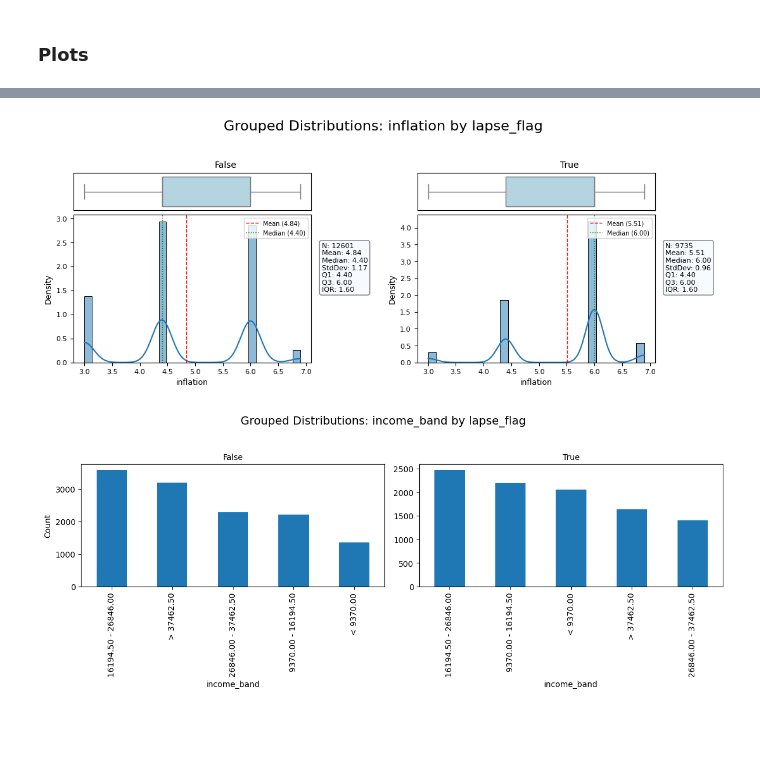
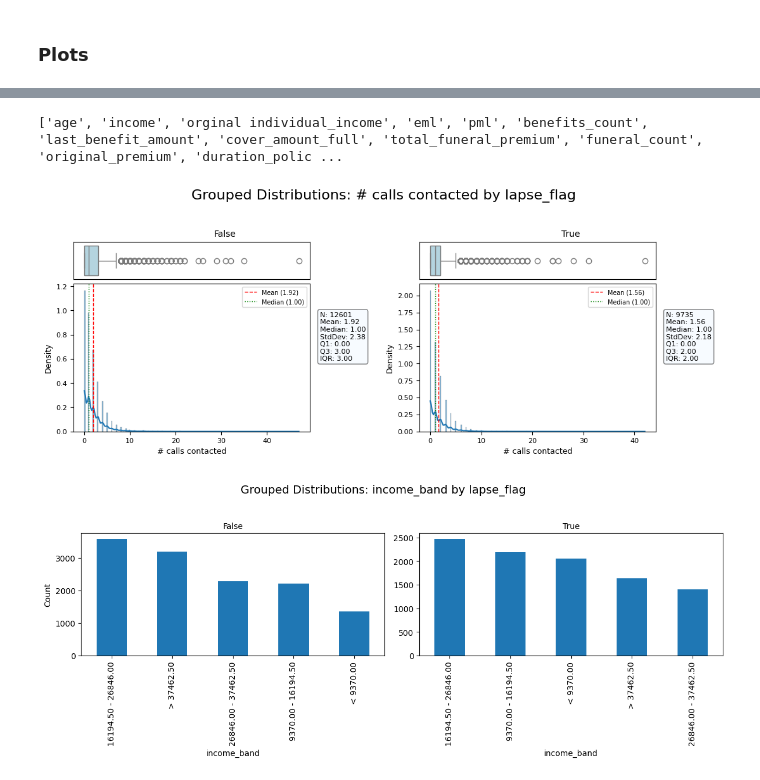
Before and after one commit to Christine-H-code/LapseRate_modeling, a Jupyter notebook: EDA.ipynb, the cells around one changed output, grey strips where cells are left out. Drawn from its saved outputs; the diff is of its cells as text; code cells hidden in the pictures; blank space fills up the shorter version.

```diff
--- a/EDA.ipynb
+++ b/EDA.ipynb
@@ -1019 +1041,26 @@ Index(['policy_name', 'education', 'gender', 'smoker_status',
       dtype='object')
+# %%
+def lead_prov_grouping(prov):
+    if prov in ['Recycled Freemium', 'SPL-Freemium', 'Sold Freemium','Quoted Freemium', 'ABBY Freemium', 'Freemium','CellC-Freemium']:
+        return 'Freemium'
+    elif prov in ['LeadWarming', 'LeadWarming TN ', 'Lead Warming']:
+        return 'LeadWarming'
+    elif prov in ['BLDS 101', 'BLDS']:
+        return 'BLDS'
+    elif prov in ['SD Phone Leads','MWL Phone Leads', 'iTalk External Call Center']:
+        return 'Phone leads'
+    elif prov in ['Sanlam Direct Cape Referral', 'SDC-Referral', 'MWL Referrals']:
+        return 'Refferals'
+    elif prov in ['Website',  'Bing', 'SD Web','MWL Web', 'Sanlam Digital','GoogleDisplay','GoogleSearch']:
+        return 'Web'
+    elif prov in ['MiWayLife', 'Sure_Strat_MWL','Existing Client','Reach_Republic_MWL', 'Newsletter']:
+        return 'MWL'
+    elif prov in ['Lead-D365-Production', 'Sanlam-Lead-D365-Production']:
+        return 'D365'
+    elif prov in ['Recycled','Facebook', 'Reinstatement', 'Vicidial','Wills', 'Affiliate', 'Sanlam Direct Cape', 'LiveLeads','SEO',
+       'Competitions', 'SDC HIV','Olico']:
+        return 'Other'
+    else:
+        return 'Other'
+
+at_inception.df['lead_provider_groups']= at_inception.df['lead_provider_name'].apply(lead_prov_grouping)
@@ -1199,24 +1279,15 @@ Number of NaN values to be dropped:  0
+# %%
+print(numerical)
+# %% [output]
+['age', 'income', 'orginal individual_income', 'eml', 'pml', 'benefits_count', 'last_benefit_amount', 'cover_amount_full', 'total_funeral_premium', 'funeral_count', 'original_premium', 'duration_polic ...
 # %%
-#plot_grouped_distributions(df, value_col, category_col='none',cat_list = [], main_title="Grouped Distributions")
 
-#[ 'age' 'income',
-#        'orginal individual_income', 'partner_income',
-#       , 'eml', 'pml',  'benefits_count',
-#       'last_benefit_amount', 'cover_amount_full', 'total_funeral_premium',
-#       'funeral_count', 'original_premium',
-#       'duration_policy_start_delay', '# calls', '# calls contacted',
-#       'res_code_QA_sum', 'res_code_claims_sum', 'res_code_no interest_sum',
-#       'res_code_other_sum', 'res_code_payment_sum', 'res_code_quote_sum',
-#       'res_code_sale_sum', 'res_code_update_sum', 'lapse_flag',
-#       'expected_lapse_rate',
-#'Month', 'Year', 'Day',
-#       'Hour']
 
-value_col ='inflation'
+value_col = '# calls contacted'
 catgory_col='lapse_flag'
 plot_grouped_distributions(at_inception.df, value_col, category_col=catgory_col,cat_list = [], main_title="Grouped Distributions")
 # %% [output]
-[figure, old version]
+[figure, new version]
 # %%
 #['education', 'gender',
 #       'smoker_status', 'sold_socio_economic_class', 'occupation_class',
```
Also changed, not shown: parts of 43 cells of this notebook.
